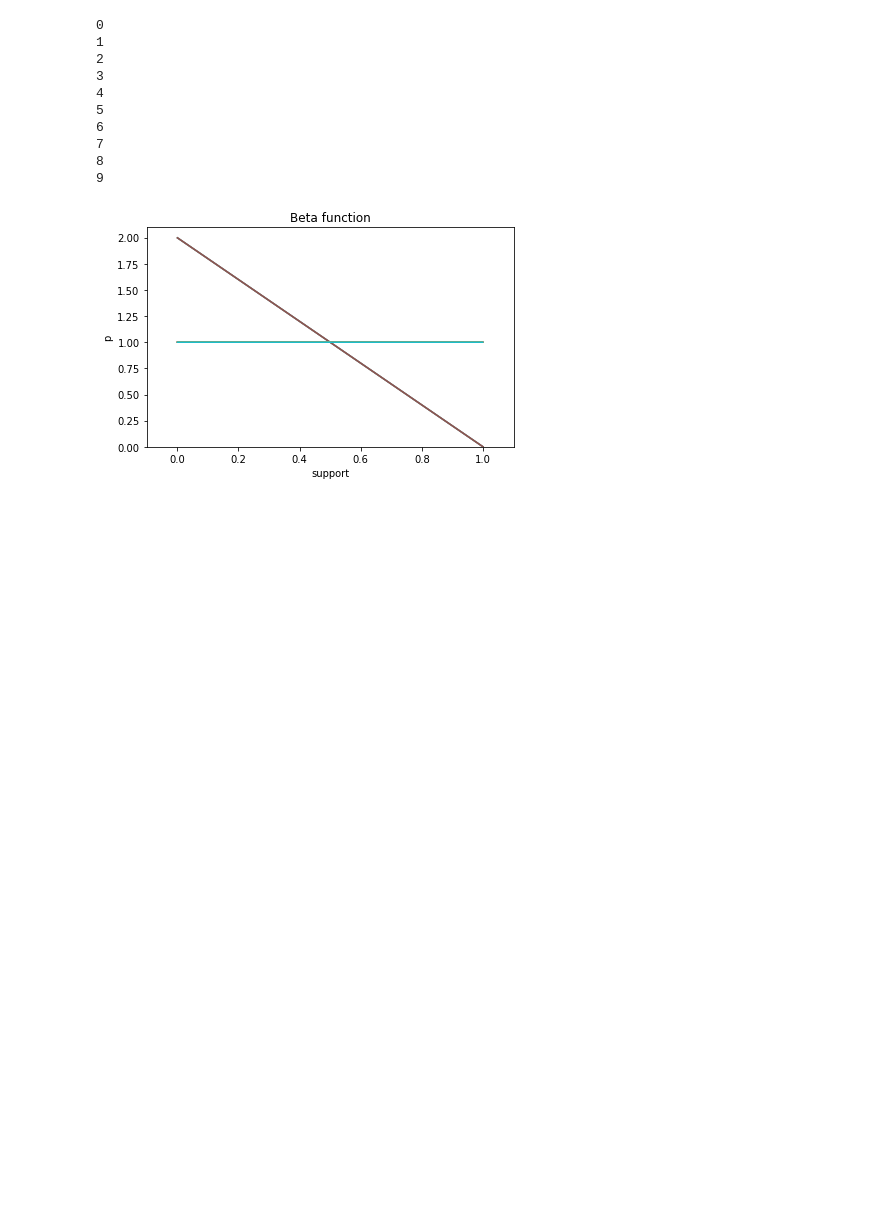
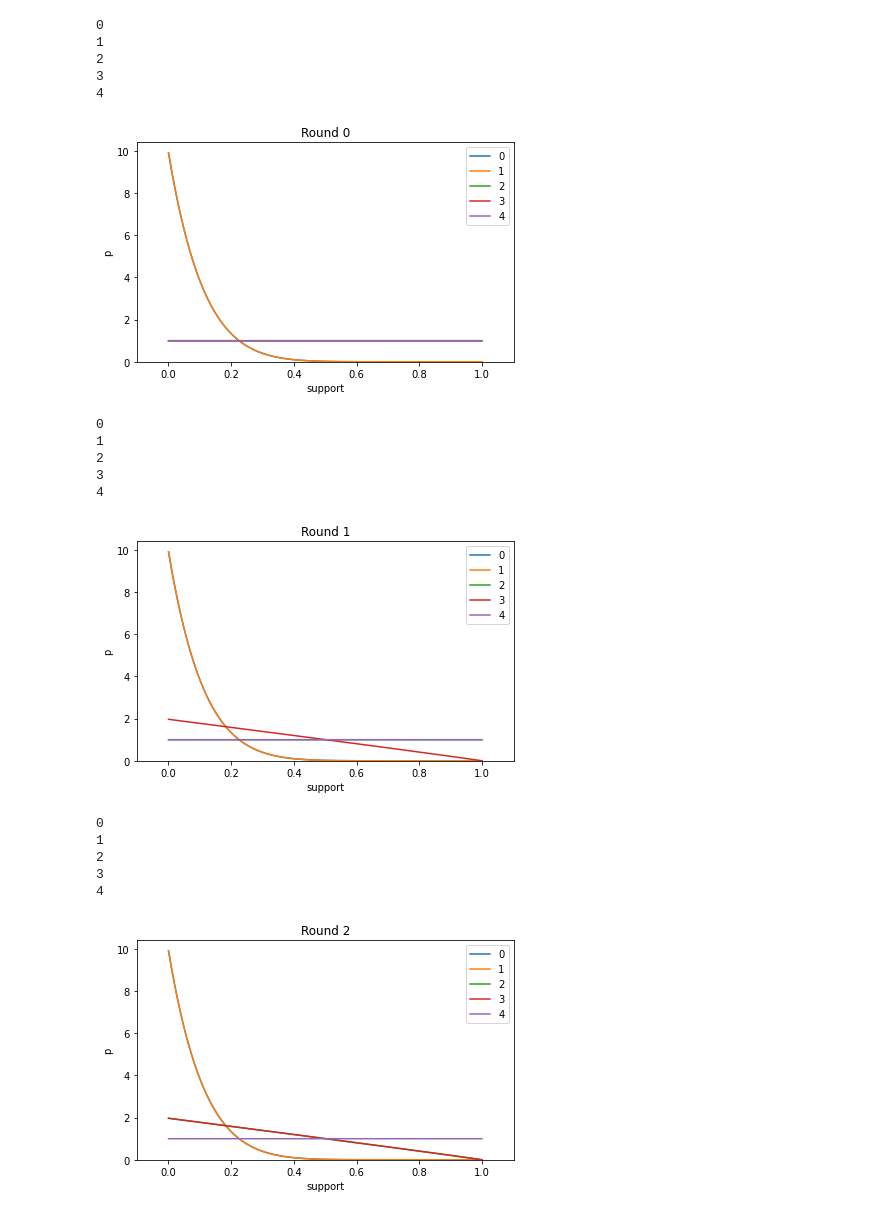
Before and after one commit to romesco/NeRo, a Jupyter notebook: nero/viz/bandits.ipynb, the cells around one changed output. Drawn from its saved outputs; the diff is of its cells as text; code cells hidden in the pictures; blank space fills up the shorter version.

```diff
--- a/nero/viz/bandits.ipynb
+++ b/nero/viz/bandits.ipynb
@@ -22,26 +22,33 @@ You should consider upgrading via the '/home/rosario/.pyenv/versions/3.8.6/envs/
 # %%
 from nero.viz.bandits import plot_bandits
 from nero.core.utils import get_project_root
 import torch
 import os
 
 %matplotlib inline
 
-filename = os.path.join(get_project_root(),'viz/logs','dist_params_logs.pt' )
+filename = os.path.join(get_project_root(),'viz/logs','dist_params_history.pt' )
 dist_params_history = torch.load(filename)
 plot_bandits(dist_params_history)
 # %% [output]
 0
 1
 2
 3
 4
-5
-6
-7
-8
-9
-[figure, old version]
+[figure, new version]
+0
+1
+2
+3
+4
+[figure, added]
+0
+1
+2
+3
+4
+[figure, added]
 # %%
 dist_params_history
 # %% [output]
```
Also changed, not shown: parts of 2 cells of this notebook, 1 other file.
